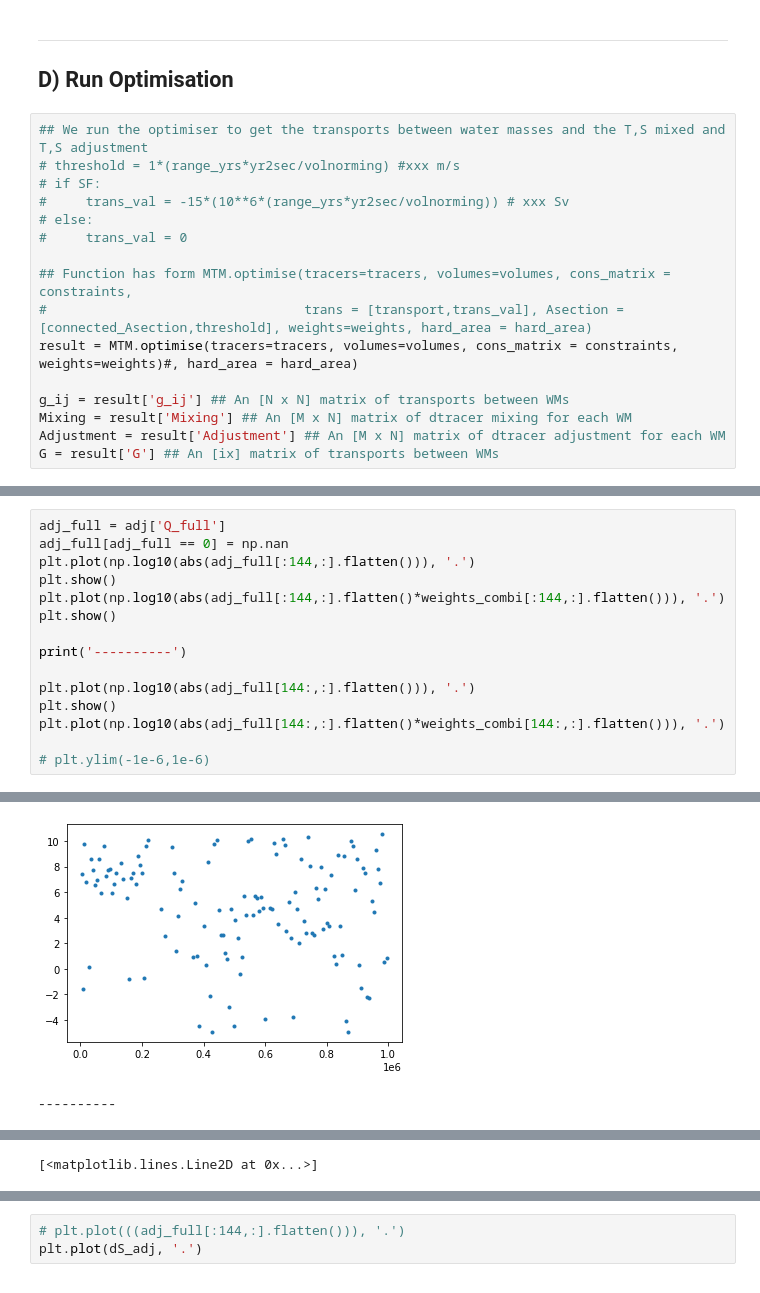
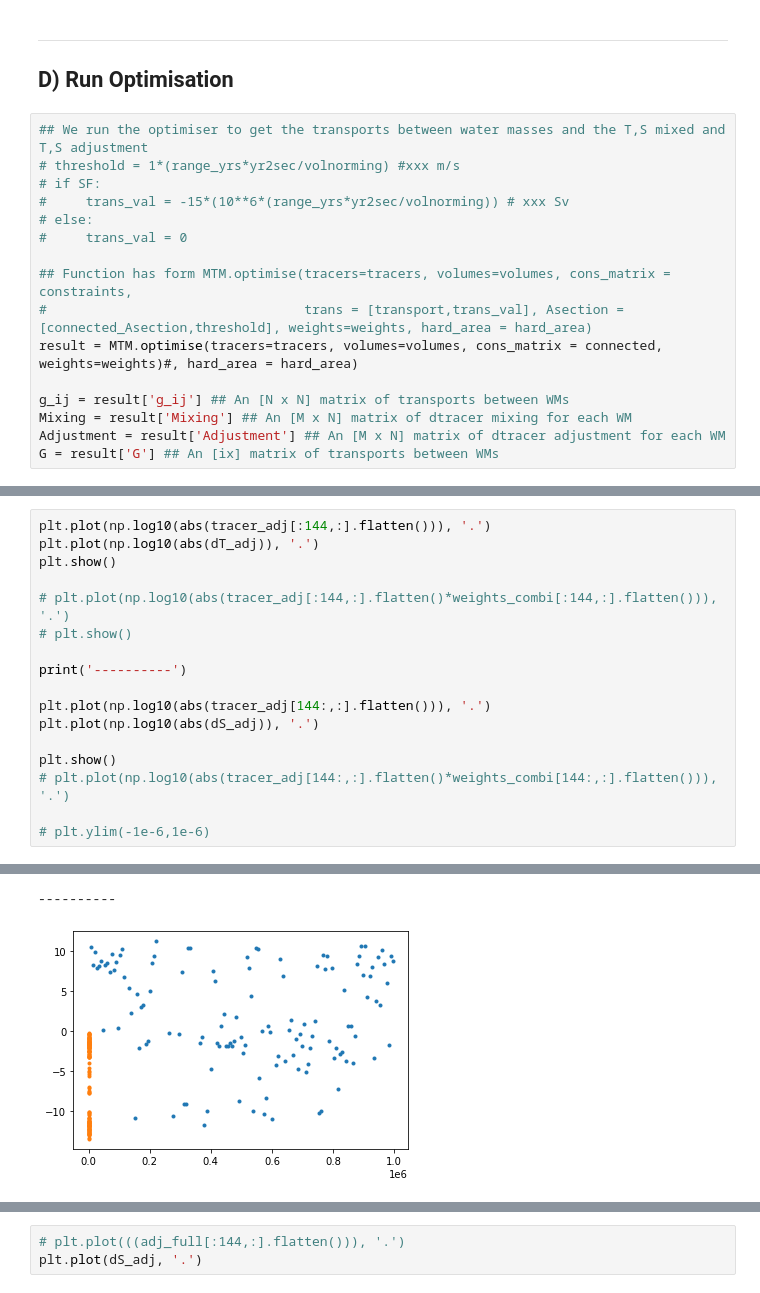
Before and after one commit to taimoorsohail/Min_Max_Transform, a Jupyter notebook: ACCESS_CM2/MTM_ACCESS.ipynb, the cells around one changed output, grey strips where cells are left out. Cells and saved outputs as stored; diff of their text form.

Commit message:
Updated to show issue with second optimisation

```diff
--- a/ACCESS_CM2/MTM_ACCESS.ipynb
+++ b/ACCESS_CM2/MTM_ACCESS.ipynb
@@ -504,7 +504,7 @@ hard_area = np.stack((area_cons,area_cons), axis=0)
 
 ## Function has form MTM.optimise(tracers=tracers, volumes=volumes, cons_matrix = constraints,
 #                                 trans = [transport,trans_val], Asection = [connected_Asection,threshold], weights=weights, hard_area = hard_area)
-result = MTM.optimise(tracers=tracers, volumes=volumes, cons_matrix = constraints, weights=weights)#, hard_area = hard_area)
+result = MTM.optimise(tracers=tracers, volumes=volumes, cons_matrix = connected, weights=weights)#, hard_area = hard_area)
 
 g_ij = result['g_ij'] ## An [N x N] matrix of transports between WMs
 Mixing = result['Mixing'] ## An [M x N] matrix of dtracer mixing for each WM
@@ -563,16 +703,18 @@ adj_full[:144,:].flatten().shape
 # %%
-adj_full = adj['Q_full']
-adj_full[adj_full == 0] = np.nan
-plt.plot(np.log10(abs(adj_full[:144,:].flatten())), '.')
+plt.plot(np.log10(abs(tracer_adj[:144,:].flatten())), '.')
+plt.plot(np.log10(abs(dT_adj)), '.')
 plt.show()
-plt.plot(np.log10(abs(adj_full[:144,:].flatten()*weights_combi[:144,:].flatten())), '.')
-plt.show()
+
+# plt.plot(np.log10(abs(tracer_adj[:144,:].flatten()*weights_combi[:144,:].flatten())), '.')
+# plt.show()
 
 print('----------')
 
-plt.plot(np.log10(abs(adj_full[144:,:].flatten())), '.')
+plt.plot(np.log10(abs(tracer_adj[144:,:].flatten())), '.')
+plt.plot(np.log10(abs(dS_adj)), '.')
+
 plt.show()
-plt.plot(np.log10(abs(adj_full[144:,:].flatten()*weights_combi[144:,:].flatten())), '.')
+# plt.plot(np.log10(abs(tracer_adj[144:,:].flatten()*weights_combi[144:,:].flatten())), '.')
 
 # plt.ylim(-1e-6,1e-6)
 # %% [output]
@@ -580,2 +722,2 @@ plt.plot(np.log10(abs(adj_full[144:,:].flatten()*weights_combi[144:,:].flatten()
+----------
-[figure, old version]
+[figure, new version]
-----------
@@ -583 +723,0 @@ plt.plot(np.log10(abs(adj_full[144:,:].flatten()*weights_combi[144:,:].flatten()
-[<matplotlib.lines.Line2D at 0x...>]
```
Also changed, not shown: parts of 17 cells of this notebook.
